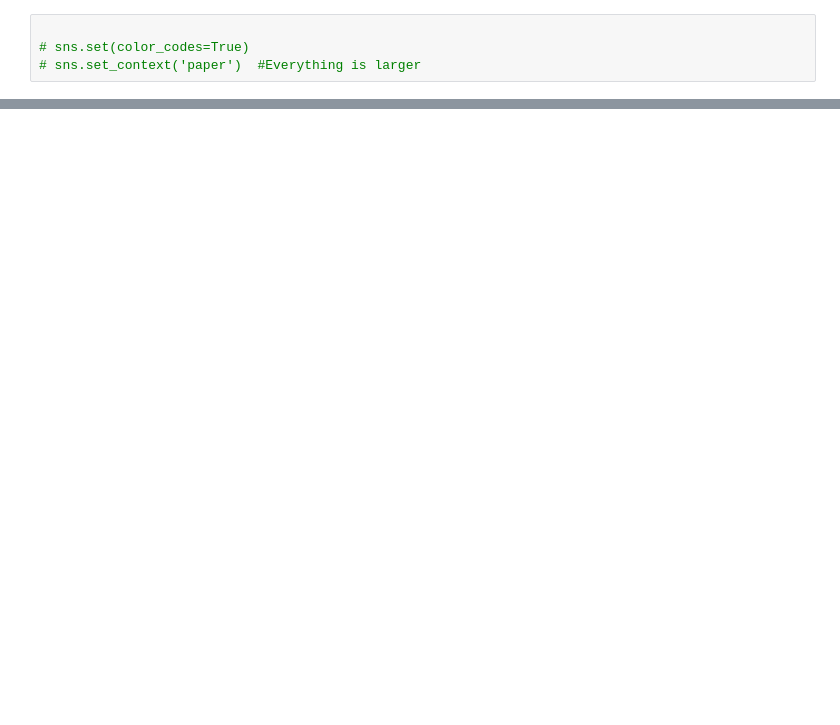
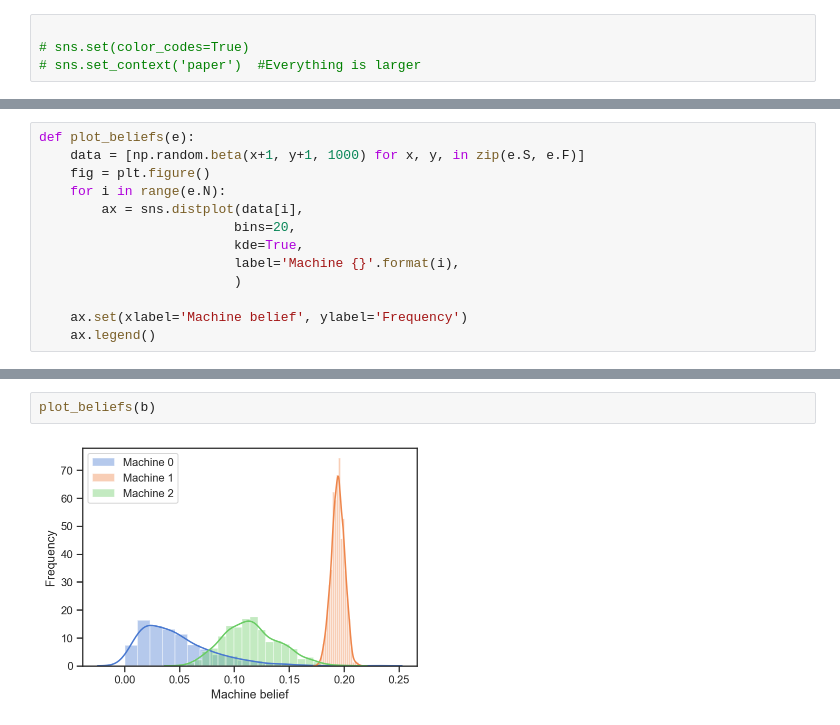
Before and after one commit to rfdickerson/multiarmed-bandits, a Jupyter notebook: Multi-armed bandits.ipynb, the cells around one changed output, grey strips where cells are left out. Drawn from its saved outputs; the diff is of its cells as text; blank space fills up the shorter version.

```diff
--- a/Multi-armed bandits.ipynb
+++ b/Multi-armed bandits.ipynb
@@ -231 +232,14 @@ plt.savefig('foo.svg')
+# %%
+def plot_beliefs(e):
+    data = [np.random.beta(x+1, y+1, 1000) for x, y, in zip(e.S, e.F)]
+    fig = plt.figure()
+    for i in range(e.N):
+        ax = sns.distplot(data[i],
+                         bins=20,
+                         kde=True,
+                         label='Machine {}'.format(i),
+                         )
+
+    ax.set(xlabel='Machine belief', ylabel='Frequency')
+    ax.legend()
 # %%
@@ -276,0 +332,4 @@ print(a.F)
+# %%
+plot_beliefs(b)
+# %% [output]
+[figure, added]
```
Also changed, not shown: parts of 8 cells of this notebook.
